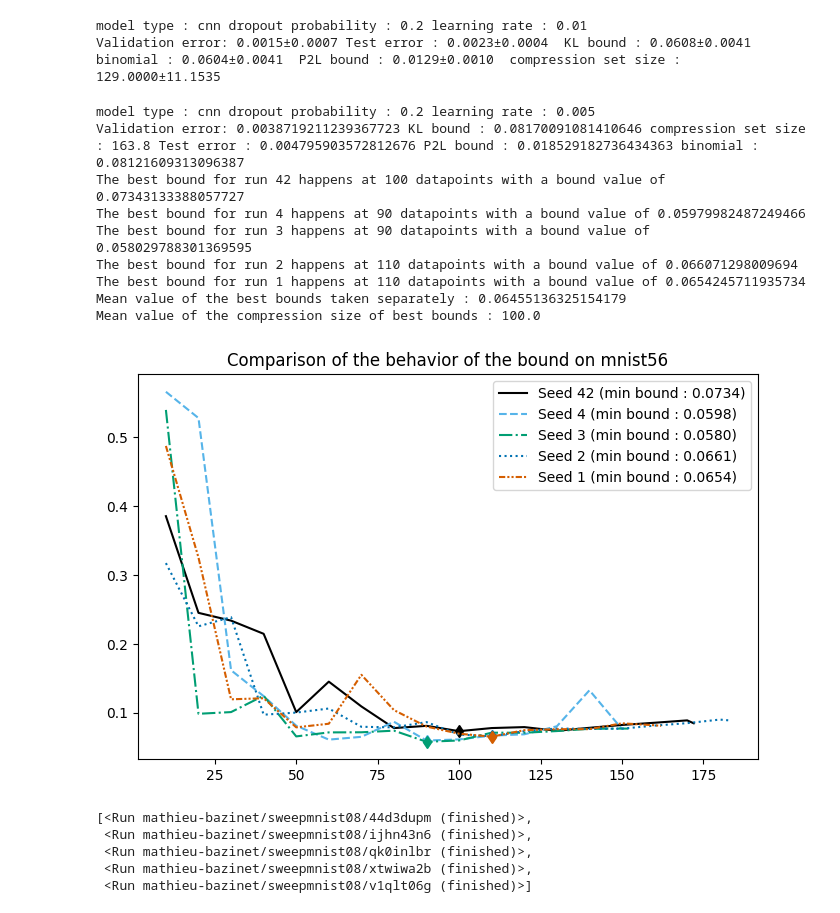
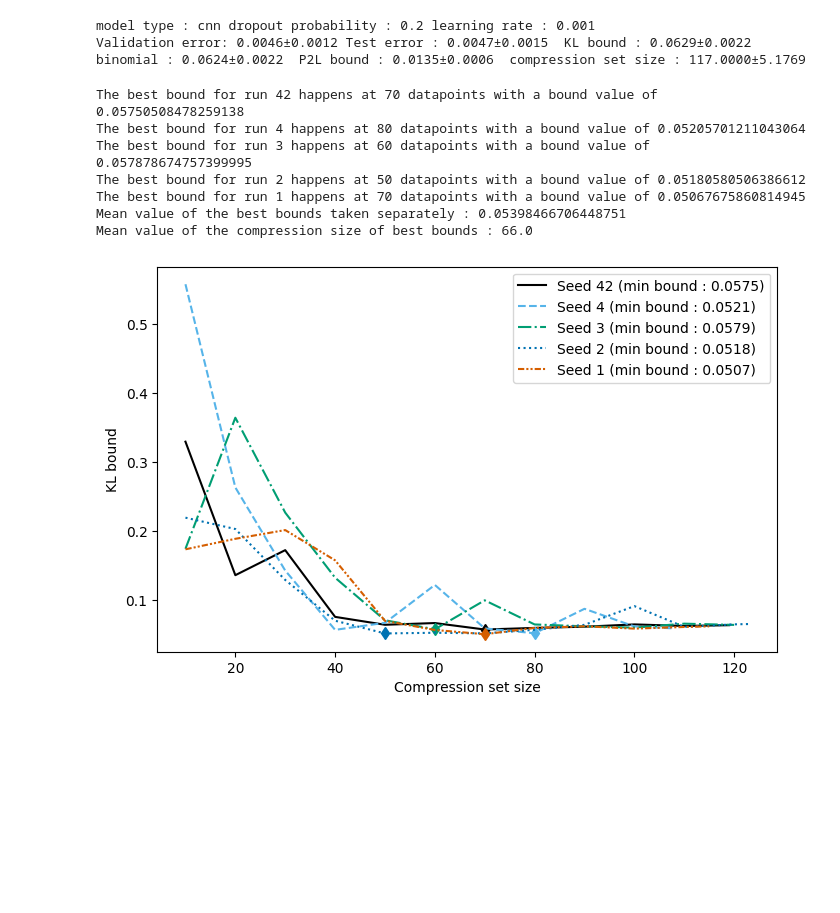
Before and after one commit to GRAAL-Research/pick-to-learn, a Jupyter notebook: results_binary_mnist.ipynb, the cells around one changed output. Cells and saved outputs as stored; diff of their text form; code cells hidden in the pictures; blank space fills up the shorter version.

```diff
--- a/results_binary_mnist.ipynb
+++ b/results_binary_mnist.ipynb
@@ -9,8 +11,8 @@ import matplotlib.pyplot as plt
 dataset = "mnist"
 #[0, 1, 2, 4, 5, -1]
 #[8, 7, 3, 9, 6, -1]
-first_class = 1
-second_class = 7
+first_class = 5
+second_class = 6
 sweep_config = "default"
 values_to_fetch = ['kl_bound', 'binomial_approximation_shah', 'p2l_bound', 'compression_set_size', 'validation_error', 'test_error']
 # %%
@@ -24,7 +26,7 @@ for key, item in sweep_configuration['parameters'].items():
         hps[key] = correct_type_of_entry(item['values'])
 size_hyperparams = tuple([len(l) for l in hps.values()])
 # %%
-api = wandb.Api()
+api = wandb.Api(timeout=29)
 entity = "mathieu-bazinet"
 project = "sweep" + dataset + str(first_class) + str(second_class)
 runs = api.runs(entity + "/" + project)
@@ -148,11 +150,15 @@ plt.savefig(f"./results/binary_mnist/{dataset}_{first_class}_{second_class}_{val
 # %%
-val_of_interest = "validation_error"
-model_type, dropout_probability, training_lr = correct_type_of_entry(mean_df.index[mean_df[val_of_interest].argmin()].split())
+val_of_interest = "p2l_bound"
+wanted_model_type = "cnn"
+model_df = mean_df[[wanted_model_type in idx for idx in mean_df.index]]
+std_model_df = std_df[[wanted_model_type in idx for idx in std_df.index]]
+
+model_type, dropout_probability, training_lr = correct_type_of_entry(model_df.index[model_df[val_of_interest].argmin()].split())
 
 print("model type :", model_type, "dropout probability :", dropout_probability, "learning rate :", training_lr)
 
-best_val_arr = mean_df.loc[mean_df.index[mean_df[val_of_interest].argmin()]]
-std_val_arr = std_df.loc[mean_df.index[mean_df[val_of_interest].argmin()]]
+best_val_arr = model_df.loc[model_df.index[model_df[val_of_interest].argmin()]]
+std_val_arr = std_model_df.loc[model_df.index[model_df[val_of_interest].argmin()]]
 print(f"Validation error: {best_val_arr['validation_error']:.4f}±{std_val_arr['validation_error']:.4f} "
       f'Test error : {best_val_arr['test_error']:.4f}±{std_val_arr['test_error']:.4f} ',
       f"KL bound : {best_val_arr['kl_bound']:.4f}±{std_val_arr['kl_bound']:.4f} ",
@@ -160,8 +166,8 @@ print(f"Validation error: {best_val_arr['validation_error']:.4f}±{std_val_arr['
      f'P2L bound : {best_val_arr['p2l_bound']:.4f}±{std_val_arr['p2l_bound']:.4f} ',
       f'compression set size : {best_val_arr['compression_set_size']:.4f}±{std_val_arr['compression_set_size']:.4f} ')
 # %% [output]
-model type : cnn dropout probability : 0.2 learning rate : 0.01
-Validation error: 0.0015±0.0007 Test error : 0.0023±0.0004  KL bound : 0.0608±0.0041  binomial : 0.0604±0.0041  P2L bound : 0.0129±0.0010  compression set size : 129.0000±11.1535
+model type : cnn dropout probability : 0.2 learning rate : 0.001
+Validation error: 0.0046±0.0012 Test error : 0.0047±0.0015  KL bound : 0.0629±0.0022  binomial : 0.0624±0.0022  P2L bound : 0.0135±0.0006  compression set size : 117.0000±5.1769
 # %%
 from bounds.real_valued_bounds import compute_epsilon, kl_bound
 
@@ -187,50 +193,42 @@ for run in run_list:
     losses = [row["complement_error"] for row in history]
     val_sizes = run.config['data_groupsize'] * run.config['log_iterations']
     compression_sizes = np.array(list(range(1,len(losses)))) * val_sizes
     compression_sizes = np.append(compression_sizes, run.summary['compression_set_size'])
 
     if compression_sizes.shape[0] > max_length_run:
         max_length_run = compression_sizes.shape[0]
         max_comp_sizes = compression_sizes
 
     bound_list = []
     for idx in range(len(losses)):
         epsilon = compute_epsilon(compression_sizes[idx], 1, run.summary['train_set_size'], run.config['delta'])
         bound = kl_bound(compression_sizes[idx], run.summary['train_set_size'], float(losses[idx]), epsilon)
         bound_list.append(bound)
     plt.plot(compression_sizes, bound_list,'d',
              markevery=[np.array(bound_list).argmin()],
              linestyle=linestyles[counter], #ms=8, #mew=1.2,
              color=colors[counter],
              label=f"Seed {run.config['seed']} (min bound : {min(bound_list):.4f})")
     best_idx = np.array(bound_list).argmin()
     best_comp_set_size.append(compression_sizes[best_idx])
     print(f"The best bound for run {run.config['seed']} happens at {compression_sizes[best_idx]} datapoints with a bound value of {bound_list[best_idx]}")
     all_seeds_bounds.append(bound_list)
     counter += 1
 
+plt.xlabel("Compression set size")
+plt.ylabel("KL bound")
 print(f"Mean value of the best bounds taken separately : {sum([min(l) for l in all_seeds_bounds])/5}")
 print(f"Mean value of the compression size of best bounds : {sum(best_comp_set_size)/5}")
 plt.legend(markerscale=0)
-plt.title(f"Comparison of the behavior of the bound on {dataset + str(first_class) + str(second_class)}")
+# plt.title(f"Comparison of the behavior of the bound on {dataset + str(first_class) + str(second_class)}")
 plt.savefig(f"./results/binary_mnist/{dataset}_{first_class}_{second_class}_min_bound_comparison.jpg")
 # %% [output]
-model type : cnn dropout probability : 0.2 learning rate : 0.005
-Validation error: 0.0038719211239367723 KL bound : 0.08170091081410646 compression set size : 163.8 Test error : 0.004795903572812676 P2L bound : 0.018529182736434363 binomial : 0.08121609313096387
-The best bound for run 42 happens at 100 datapoints with a bound value of 0.07343133388057727
-The best bound for run 4 happens at 90 datapoints with a bound value of 0.05979982487249466
-The best bound for run 3 happens at 90 datapoints with a bound value of 0.058029788301369595
-The best bound for run 2 happens at 110 datapoints with a bound value of 0.066071298009694
-The best bound for run 1 happens at 110 datapoints with a bound value of 0.0654245711935734
-Mean value of the best bounds taken separately : 0.06455136325154179
-Mean value of the compression size of best bounds : 100.0
+The best bound for run 42 happens at 70 datapoints with a bound value of 0.05750508478259138
+The best bound for run 4 happens at 80 datapoints with a bound value of 0.05205701211043064
+The best bound for run 3 happens at 60 datapoints with a bound value of 0.057878674757399995
+The best bound for run 2 happens at 50 datapoints with a bound value of 0.05180580506386612
+The best bound for run 1 happens at 70 datapoints with a bound value of 0.05067675860814945
+Mean value of the best bounds taken separately : 0.05398466706448751
+Mean value of the compression size of best bounds : 66.0
-[figure, old version]
+[figure, new version]
-# %%
-run_list
-# %% [output]
-[<Run mathieu-bazinet/sweepmnist08/44d3dupm (finished)>,
- <Run mathieu-bazinet/sweepmnist08/ijhn43n6 (finished)>,
- <Run mathieu-bazinet/sweepmnist08/qk0inlbr (finished)>,
- <Run mathieu-bazinet/sweepmnist08/xtwiwa2b (finished)>,
- <Run mathieu-bazinet/sweepmnist08/v1qlt06g (finished)>]
 # %%
```
Also changed, not shown: parts of 12 cells of this notebook, 17 other files.
